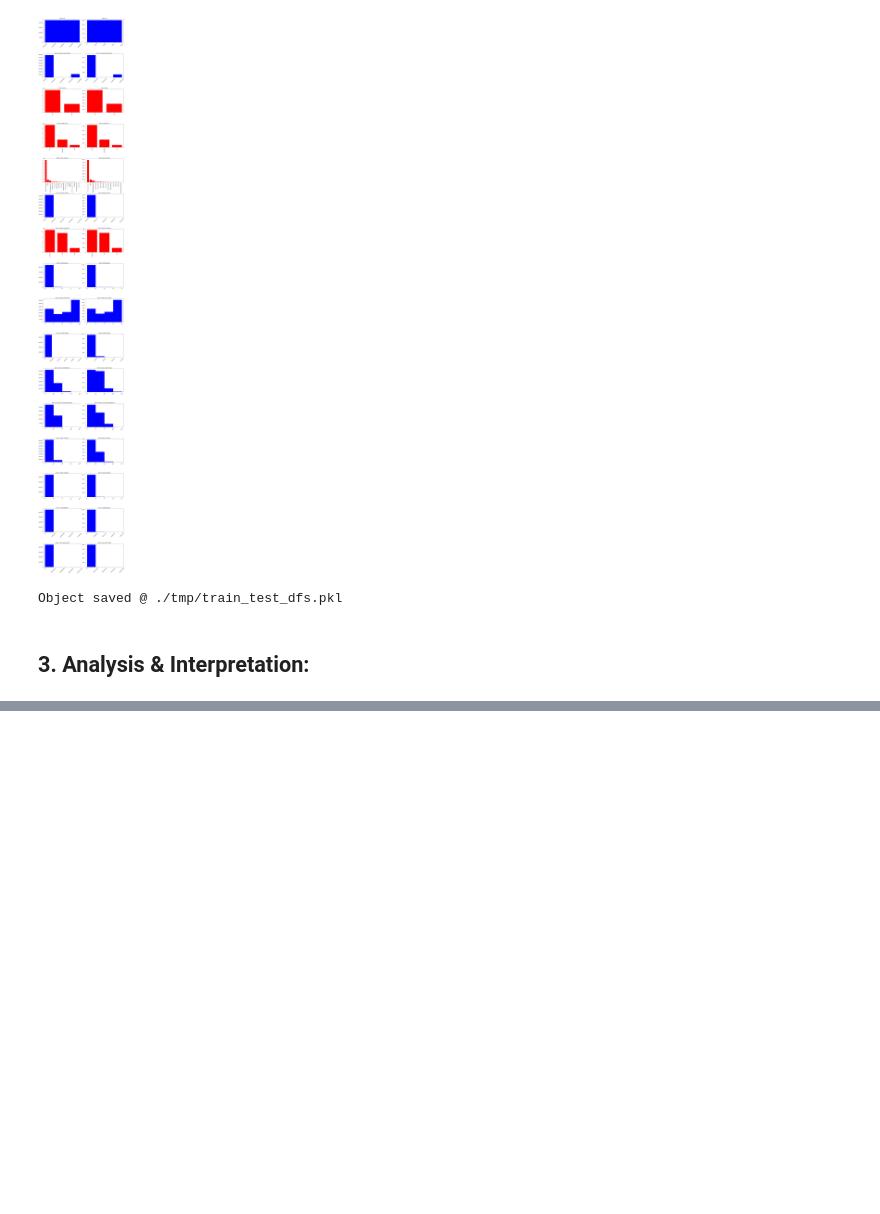
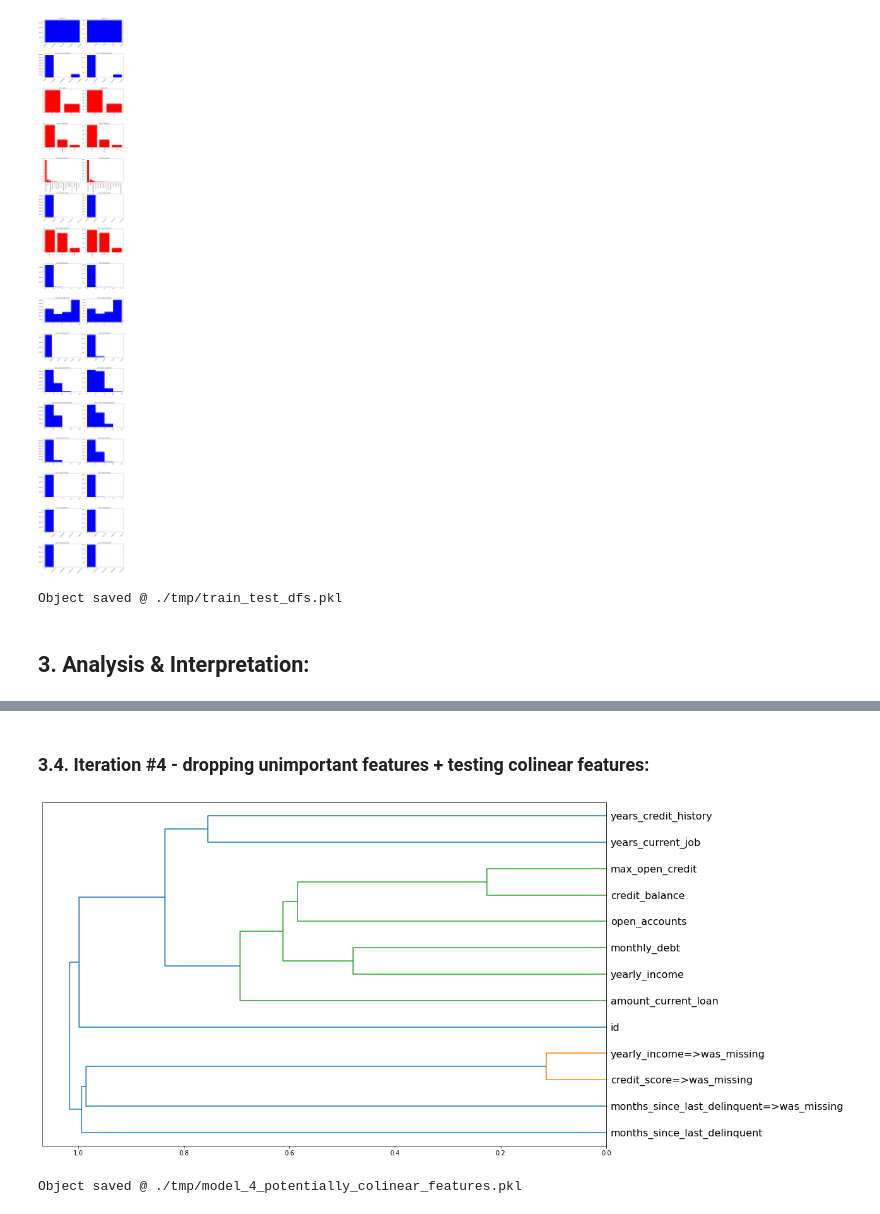
Before and after one commit to augustinasn/_data_science_projects, a Jupyter notebook: Notebook.ipynb, the cells around one changed output, grey strips where cells are left out. Drawn from its saved outputs; the diff is of its cells as text; code cells hidden in the pictures; blank space fills up the shorter version.

```diff
--- a/Notebook.ipynb
+++ b/Notebook.ipynb
@@ -203,0 +424,19 @@ score_class(m, train_X, train_y, valid_X, valid_y)
+# %%
+config_2 = {"sample": 0.2,
+            "nas": {"mode": "fill",
+                    "params": {"num_method": ["median", "mean", None],
+                               "cat_method": ["mode", None],
+                               "was_missing": [True, False]}},
+            "categoricals": {"mode": "category_encode"},
+            "split": 0.5,
+            "prediction": {"model": "rf",
+                           "params": {"n_estimators": 40}
+                           }
+           }
+
+p = Pipeline(config=config_2,
+             train_df=raw_train_df,
+             test_df=raw_test_df,
+             target="y")
+
+p.run()
@@ -214,0 +666,42 @@ pickle_obj(fi_cols_to_drop, "fi_cols_to_drop")
+# %% [markdown]
+### 3.4. Iteration #4 - dropping unimportant features + testing colinear features:
+# %%
+fi_cols_to_drop = unpickle_obj("fi_cols_to_drop")
+
+config_4 = {"sample": 0.2,
+            "nas": {"mode": "fill",
+                    "params": {"num_method": "median",
+                               "cat_method": "mode",
+                               "was_missing": True}},
+            "categoricals": {"mode": "category_encode"},
+            "drop_cols": fi_cols_to_drop,
+            "split": 0.5,
+            "prediction": {"model": "rf",
+                           "params": {"n_estimators": 40}
+                           }
+           }
+
+p = Pipeline(config=config_2,
+             train_df=raw_train_df,
+             test_df=raw_test_df,
+             target="y")
+
+p.run()
+# %%
+# Find colinear features:
+
+p.colinear_features()
+# %% [output]
+[figure, added]
+# %%
+# Check if dropping any of colinear feature will impact score:
+
+potentially_colinear_features = [["yearly_income=>was_missing", "credit_score=>was_missing"],
+                                 ["max_open_credit", "credit_balance"],
+                                 ["monthly_debt", "yearly_income"]]
+
+# Backup feature importance result:
+
+pickle_obj(potentially_colinear_features, "iteration_4_potentially_colinear_features")
+# %% [output]
+Object saved @ ./tmp/model_4_potentially_colinear_features.pkl
```
Also changed, not shown: parts of 30 cells of this notebook, 7 other files.
